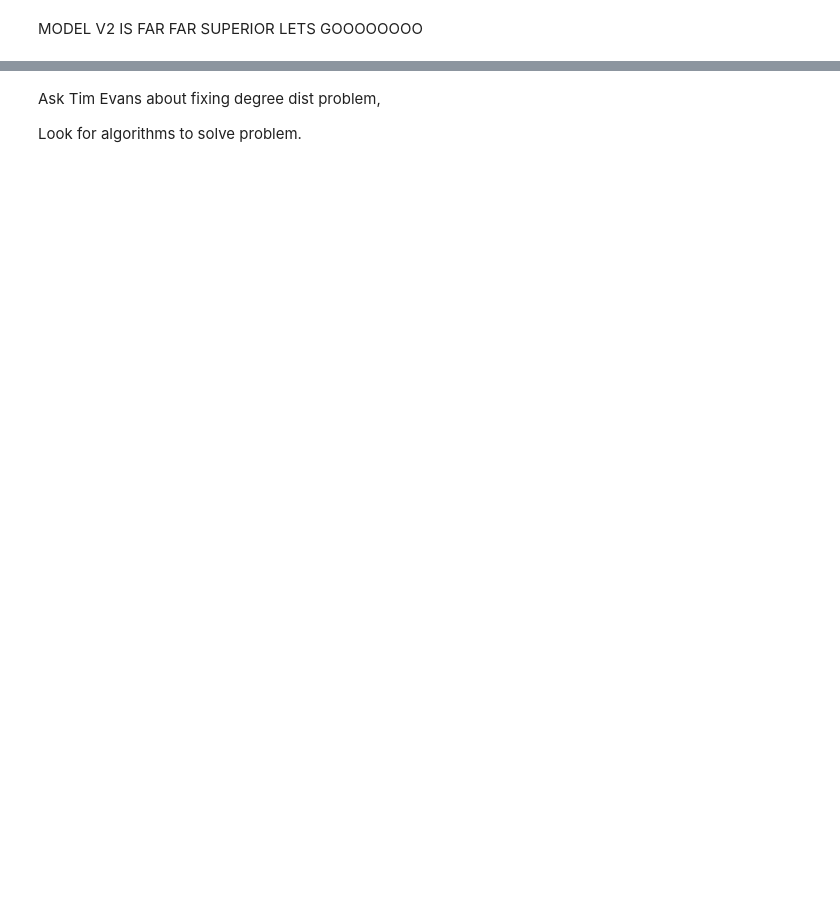
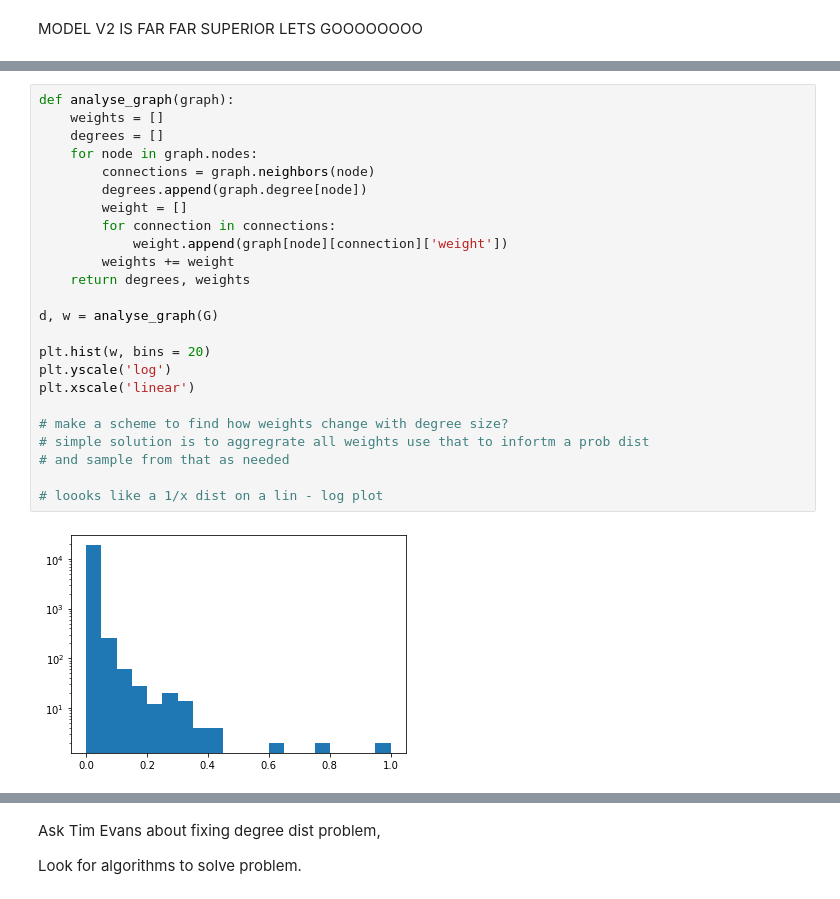
Before and after one commit to Dellapino/MSci-Project, a Jupyter notebook: testing notebook import.ipynb, the cells around one changed output, grey strips where cells are left out. Drawn from its saved outputs; the diff is of its cells as text; blank space fills up the shorter version.

```diff
--- a/testing notebook import.ipynb
+++ b/testing notebook import.ipynb
@@ -288,0 +460,26 @@ MODEL V2 IS FAR FAR SUPERIOR LETS GOOOOOOOO
+# %%
+def analyse_graph(graph):
+    weights = []
+    degrees = []
+    for node in graph.nodes:
+        connections = graph.neighbors(node)
+        degrees.append(graph.degree[node])
+        weight = []
+        for connection in connections:
+            weight.append(graph[node][connection]['weight'])
+        weights += weight
+    return degrees, weights
+
+d, w = analyse_graph(G)
+
+plt.hist(w, bins = 20)
+plt.yscale('log')
+plt.xscale('linear')
+
+# make a scheme to find how weights change with degree size?
+# simple solution is to aggregrate all weights use that to infortm a prob dist
+# and sample from that as needed
+
+# loooks like a 1/x dist on a lin - log plot
+# %% [output]
+[figure, added]
```
Also changed, not shown: parts of 32 cells of this notebook.
